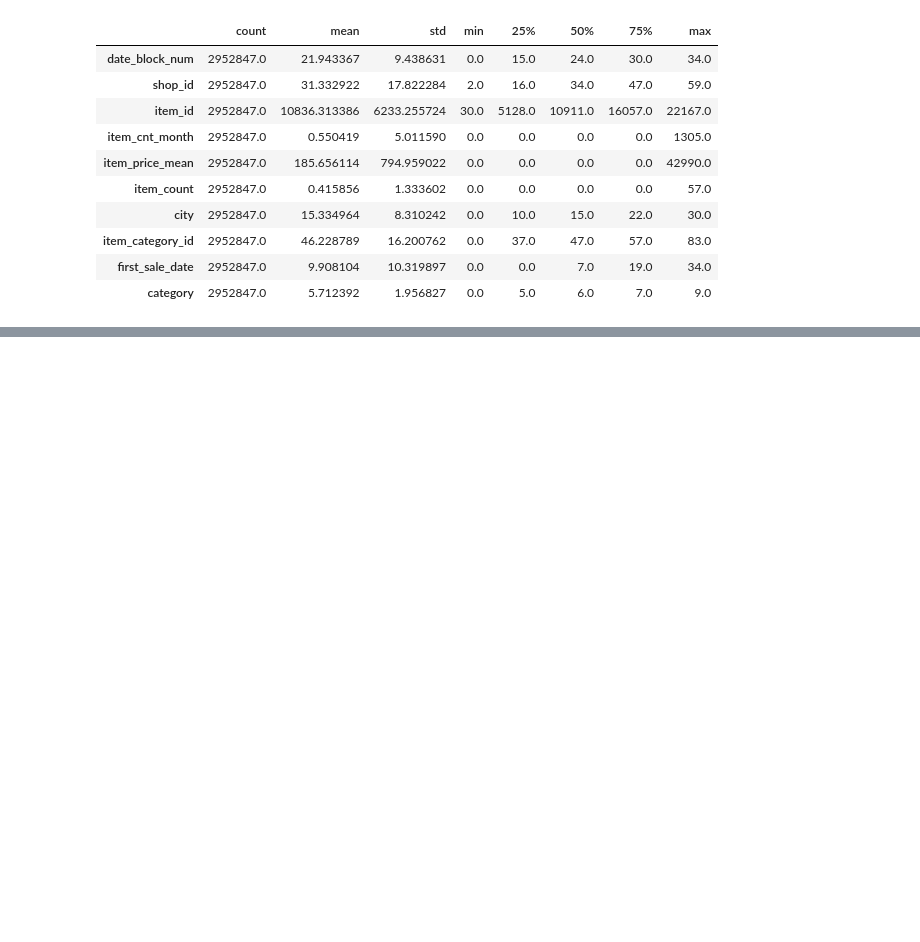
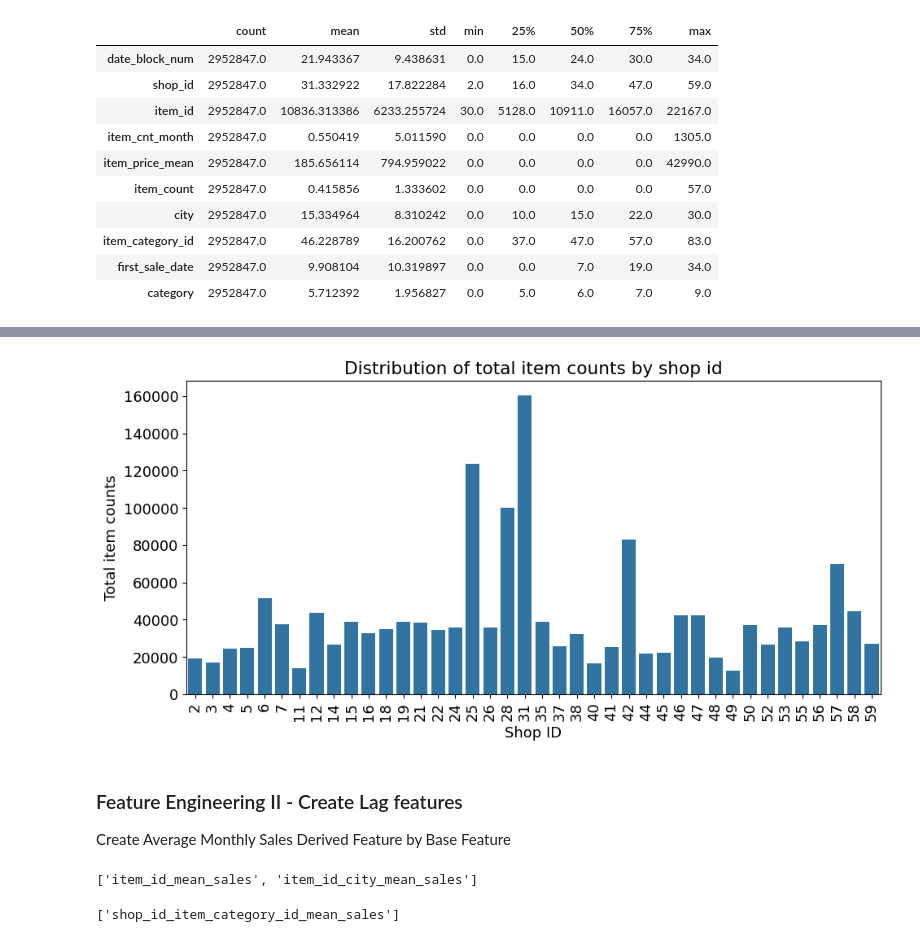
Before and after one commit to ionahu08/StoreSalesForecasting, a Jupyter notebook: Competition/Code/LightGBM.ipynb, the cells around one changed output, grey strips where cells are left out. Saved outputs shown, nothing was run; the diff lists cells and outputs as text; code cells hidden in the pictures; blank space fills up the shorter version.

Commit message:
Added Feature Engineering Part II

```diff
--- a/Competition/Code/LightGBM.ipynb
+++ b/Competition/Code/LightGBM.ipynb
@@ -363,0 +404,17 @@ all_data.describe().T
+# %%
+figure, ax= plt.subplots()
+figure.set_size_inches(11, 5)
+
+# Total item sales by shop_id
+group_shop_sum = all_data.groupby('shop_id').agg({'item_cnt_month': 'sum'})
+group_shop_sum = group_shop_sum.reset_index()
+
+group_shop_sum = group_shop_sum[group_shop_sum['item_cnt_month'] > 10000]
+
+sns.barplot(x='shop_id', y='item_cnt_month', data=group_shop_sum)
+ax.set(title='Distribution of total item counts by shop id',
+       xlabel='Shop ID',
+       ylabel='Total item counts')
+ax.tick_params(axis='x', labelrotation=90)
+# %% [output]
+[figure, added]
@@ -363,0 +467,7 @@ all_data.describe().T
+# %% [markdown]
+### Feature Engineering II - Create Lag features
+Create Average Monthly Sales Derived Feature by Base Feature
+# %%
+item_mean_features
+# %% [output]
+['item_id_mean_sales', 'item_id_city_mean_sales']
@@ -363,0 +482,4 @@ all_data.describe().T
+# %%
+shop_mean_features
+# %% [output]
+['shop_id_item_category_id_mean_sales']
```
Also changed, not shown: parts of 17 cells of this notebook.
